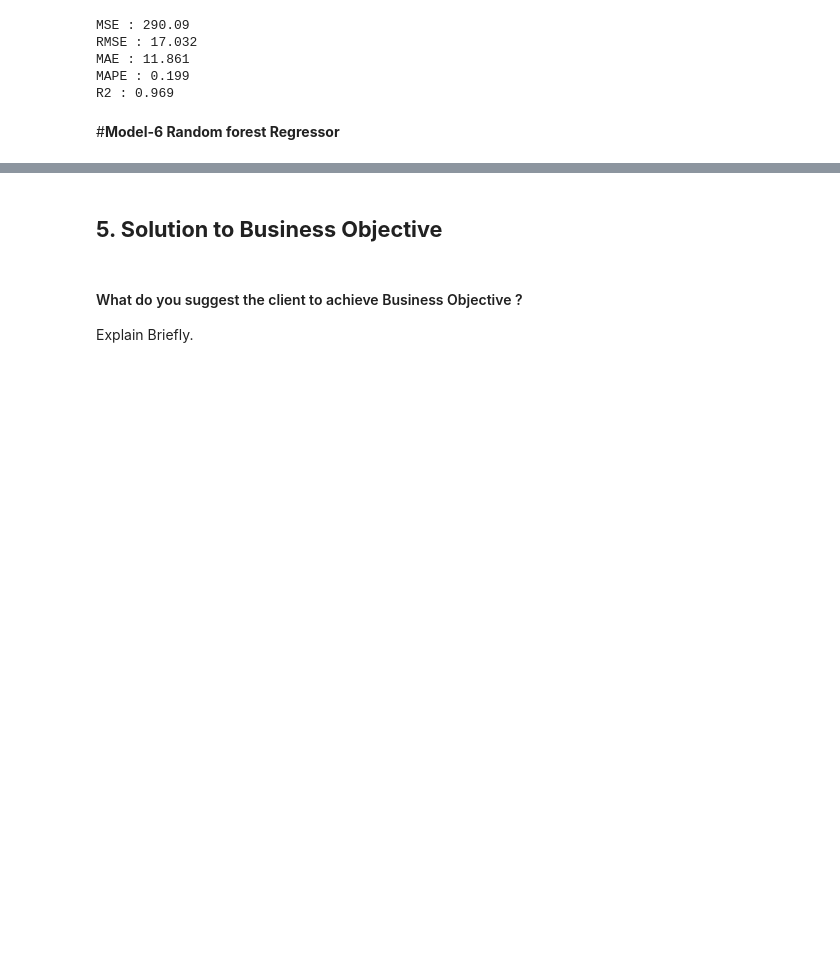
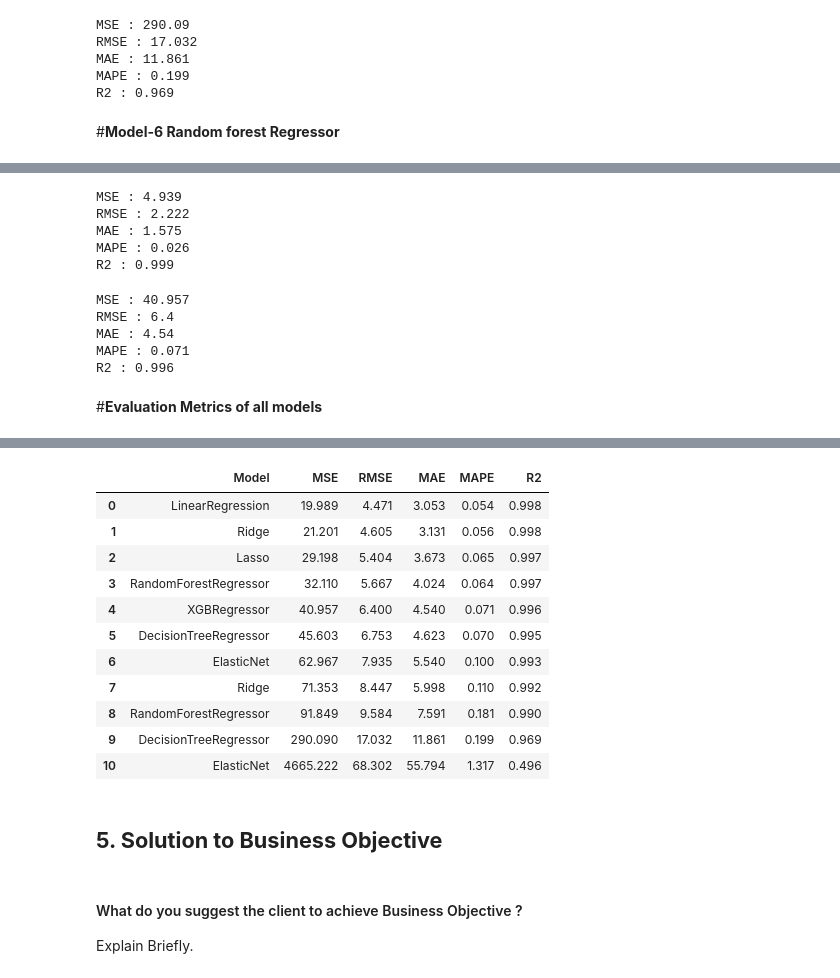
Before and after one commit to avigangarde/Capstone-II--Yes-bank-stock-close-price-prediction-Supervised-ML-Regression-, a Jupyter notebook: Capstone_II_Yes_bank_stock_close_price_prediction(Supervised_ML_Regression).ipynb, the cells around one changed output, grey strips where cells are left out. Cells and saved outputs as stored; diff of their text form; code cells hidden in the pictures; blank space fills up the shorter version.

```diff
--- a/Capstone_II_Yes_bank_stock_close_price_prediction(Supervised_ML_Regression).ipynb
+++ b/Capstone_II_Yes_bank_stock_close_price_prediction(Supervised_ML_Regression).ipynb
@@ -1271,0 +1364,65 @@ R2 : 0.969
+# %%
+# xgboost regression evaluation metrics on trainig dataset
+evaluation_metrics(y_train,y_pred_train_xgb)
+# %% [output]
+MSE : 4.939
+RMSE : 2.222
+MAE : 1.575
+MAPE : 0.026
+R2 : 0.999
+# %%
+# xgboost regression evaluation metrics on testing dataset
+evaluation_metrics(y_test,y_pred_test_xgb)
+# %% [output]
+MSE : 40.957
+RMSE : 6.4
+MAE : 4.54
+MAPE : 0.071
+R2 : 0.996
+# %% [markdown]
+#**Evaluation Metrics of all models**
+# %%
+# Creating the function for the comapring model
+def compare_model(x_train,x_test,y_train,y_test,models):
+  df_columns=[]
+  # creating the dataframe for the storing the metrics
+  df=pd.DataFrame(columns=df_columns)
+  i=0
+  # need to pass each model one by one
+  for model in models:
+    # fitting the model on training dataset
+    model.fit(x_train,y_train)
+    # predicting the y values for model
+    y_pred=model.predict(x_test)
+    # checking the accuracy of the model
+    accuracy=model.score(x_test,y_test)
+
+    # getting the evaluation metrics of the model
+    MSE=round(mean_squared_error(y_test,y_pred),3)
+    RMSE = round(math.sqrt(mean_squared_error(y_test, y_pred)),3)
+    MAE=round(mean_absolute_error(y_test,y_pred),3)
+    MAPE=round(mean_absolute_percentage_error(y_test,y_pred),3)
+    R2 = round(r2_score(y_test, y_pred), 3)
+
+    # getting the above in the dataframe
+    df.loc[i,'Model']= model.__class__.__name__
+    df.loc[i,'MSE']=MSE
+    df.loc[i,'RMSE']=RMSE
+    df.loc[i,'MAE']=MAE
+    df.loc[i,'MAPE']=MAPE
+    df.loc[i,'R2']=R2
+    # to get values in next row and next columns
+    i=i+1
+  # sorting the all values by the r2 score
+  df.sort_values(by=['R2'],ascending=False,inplace=True,ignore_index=True)
+
+  return df
+# %%
+all_ML_model=[linear_reg,lasso_reg,ridge_reg,ridge_cv,elastic,elastic_cv,
+              DT_model,Decision_tree_tuned,random_forest,random_forest_with_bestpara,
+              xgb_regressor]
+# %%
+# metrics evaluation parameter
+metrics_comparison_df = compare_model(x_train, x_test, y_train, y_test, all_ML_model)
+metrics_comparison_df
+# %% [output]
@@ -1272,3 +1430,15 @@ R2 : 0.969
+|  | Model | MSE | RMSE | MAE | MAPE | R2 |
+| 0 | LinearRegression | 19.989 | 4.471 | 3.053 | 0.054 | 0.998 |
+| 1 | Ridge | 21.201 | 4.605 | 3.131 | 0.056 | 0.998 |
+| 2 | Lasso | 29.198 | 5.404 | 3.673 | 0.065 | 0.997 |
+| 3 | RandomForestRegressor | 32.110 | 5.667 | 4.024 | 0.064 | 0.997 |
+| 4 | XGBRegressor | 40.957 | 6.400 | 4.540 | 0.071 | 0.996 |
+| 5 | DecisionTreeRegressor | 45.603 | 6.753 | 4.623 | 0.070 | 0.995 |
+| 6 | ElasticNet | 62.967 | 7.935 | 5.540 | 0.100 | 0.993 |
+| 7 | Ridge | 71.353 | 8.447 | 5.998 | 0.110 | 0.992 |
+| 8 | RandomForestRegressor | 91.849 | 9.584 | 7.591 | 0.181 | 0.990 |
+| 9 | DecisionTreeRegressor | 290.090 | 17.032 | 11.861 | 0.199 | 0.969 |
+| 10 | ElasticNet | 4665.222 | 68.302 | 55.794 | 1.317 | 0.496 |
 # %% [markdown]
 ## **5. Solution to Business Objective**
 # %% [markdown]
```
Also changed, not shown: parts of 19 cells of this notebook.
